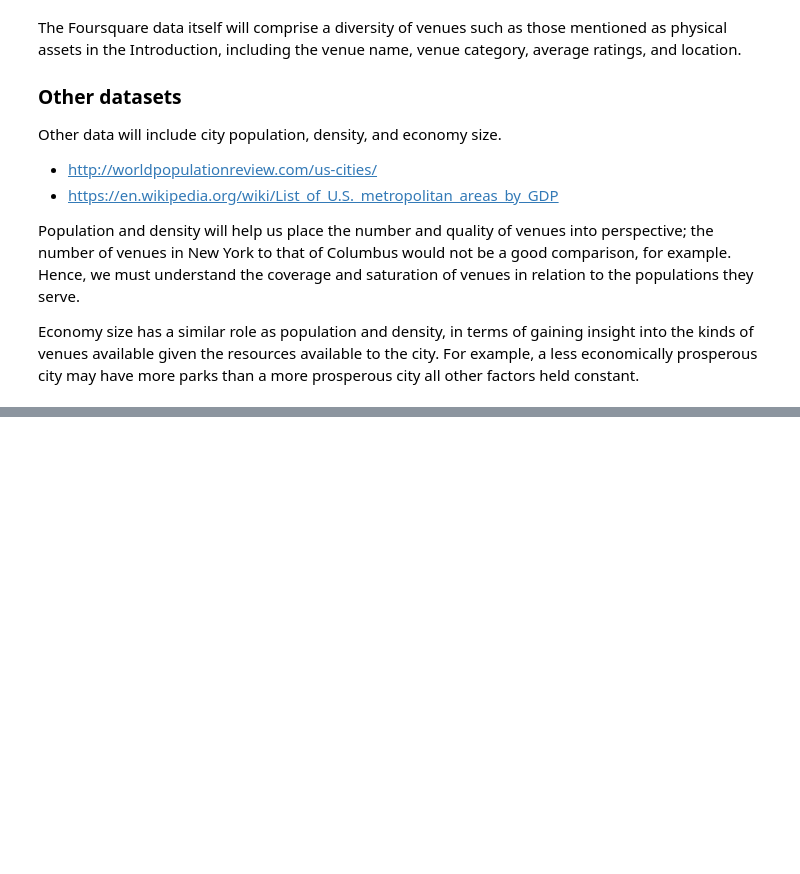
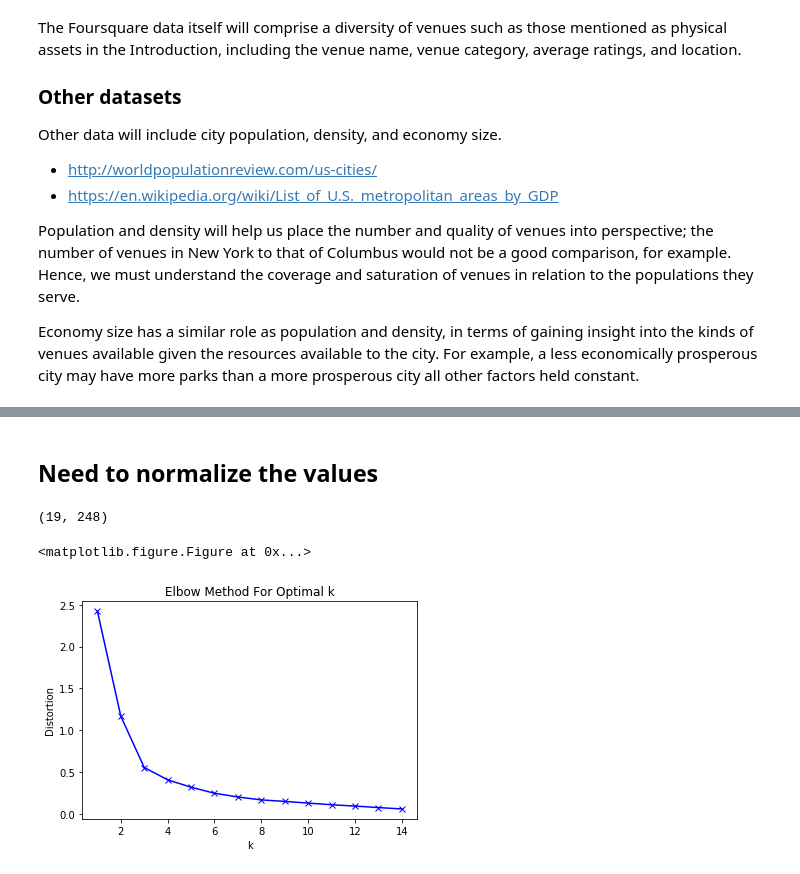
Before and after one commit to SancakOzdemir/Coursera_Capstone-1, a Jupyter notebook: Smart City Assets.ipynb, the cells around one changed output, grey strips where cells are left out. Drawn from its saved outputs; the diff is of its cells as text; code cells hidden in the pictures; blank space fills up the shorter version.

```diff
--- a/Smart City Assets.ipynb
+++ b/Smart City Assets.ipynb
@@ -45,0 +244,3 @@ Economy size has a similar role as population and density, in terms of gaining i
+# %%
+cities_df = pd.merge(cities_df,df3, on='City', how='left')
+cities_df
@@ -45,0 +458,48 @@ Economy size has a similar role as population and density, in terms of gaining i
+# %% [markdown]
+## Need to normalize the values
+# %%
+cities_df['population'] = cities_df['population'].str.replace(",","").astype(float)
+cities_df['population']=((cities_df['population']-cities_df['population'].min())/(cities_df['population'].max()-cities_df['population'].min()))
+cities_df['GDP (mn)'] = cities_df['GDP (mn)'].str.replace(",","").astype(float)
+cities_df['GDP (mn)']=((cities_df['GDP (mn)']-cities_df['GDP (mn)'].min())/(cities_df['GDP (mn)'].max()-cities_df['GDP (mn)'].min()))
+cities_df['density'] = cities_df['density'].str.replace(",","")
+cities_df['density'] = cities_df['density'].str.split('/').str[0].astype(float)
+cities_df['density']=((cities_df['density']-cities_df['density'].min())/(cities_df['density'].max()-cities_df['density'].min()))
+# %%
+city_merged = cities_df
+
+# merge city_grouped with city_data to add latitude/longitude and other details for each City
+city_merged = city_merged.join(city_grouped.set_index('City'), on='City')
+
+city_grouped_clustering = city_merged.drop(['City','latitude','longitude','population'], 1)
+# %%
+city_grouped_clustering.shape
+# %% [output]
+(19, 248)
+# %%
+# Elbow method
+
+Distortion = []
+K = range(1,15)
+for k in K:
+    km = KMeans(n_clusters=k)
+    km = km.fit(city_grouped_clustering)
+    Distortion.append(km.inertia_)
+
+import matplotlib.pyplot as plt
+
+plt.plot(K, Distortion, 'bx-')
+plt.xlabel('k')
+plt.ylabel('Distortion')
+plt.title('Elbow Method For Optimal k')
+plt.show()
+# %% [output]
+<matplotlib.figure.Figure at 0x...>
+# %%
+plt.plot(K, Distortion, 'bx-')
+plt.xlabel('k')
+plt.ylabel('Distortion')
+plt.title('Elbow Method For Optimal k')
+plt.show()
+# %% [output]
+[figure, added]
```
Also changed, not shown: parts of 23 cells of this notebook.
